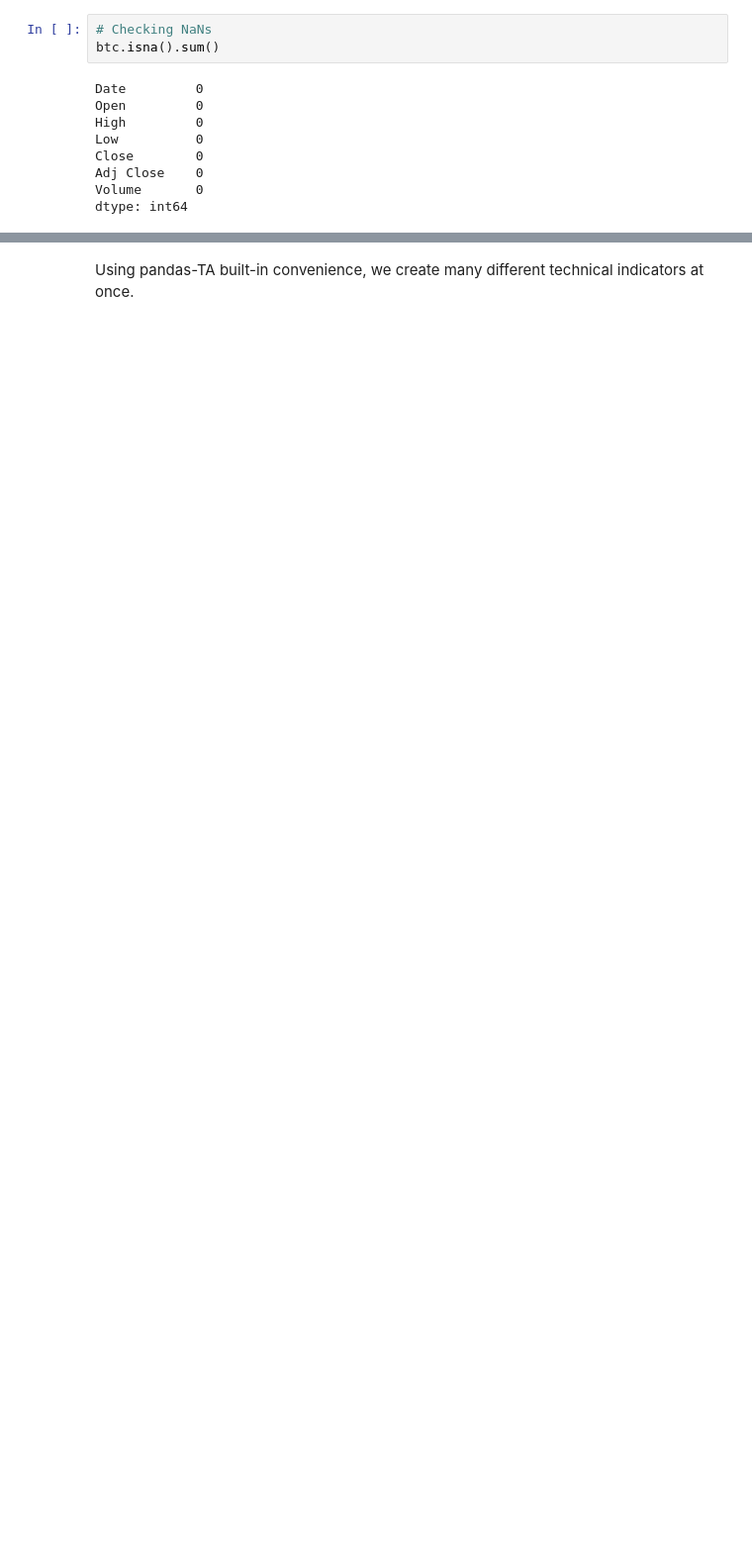
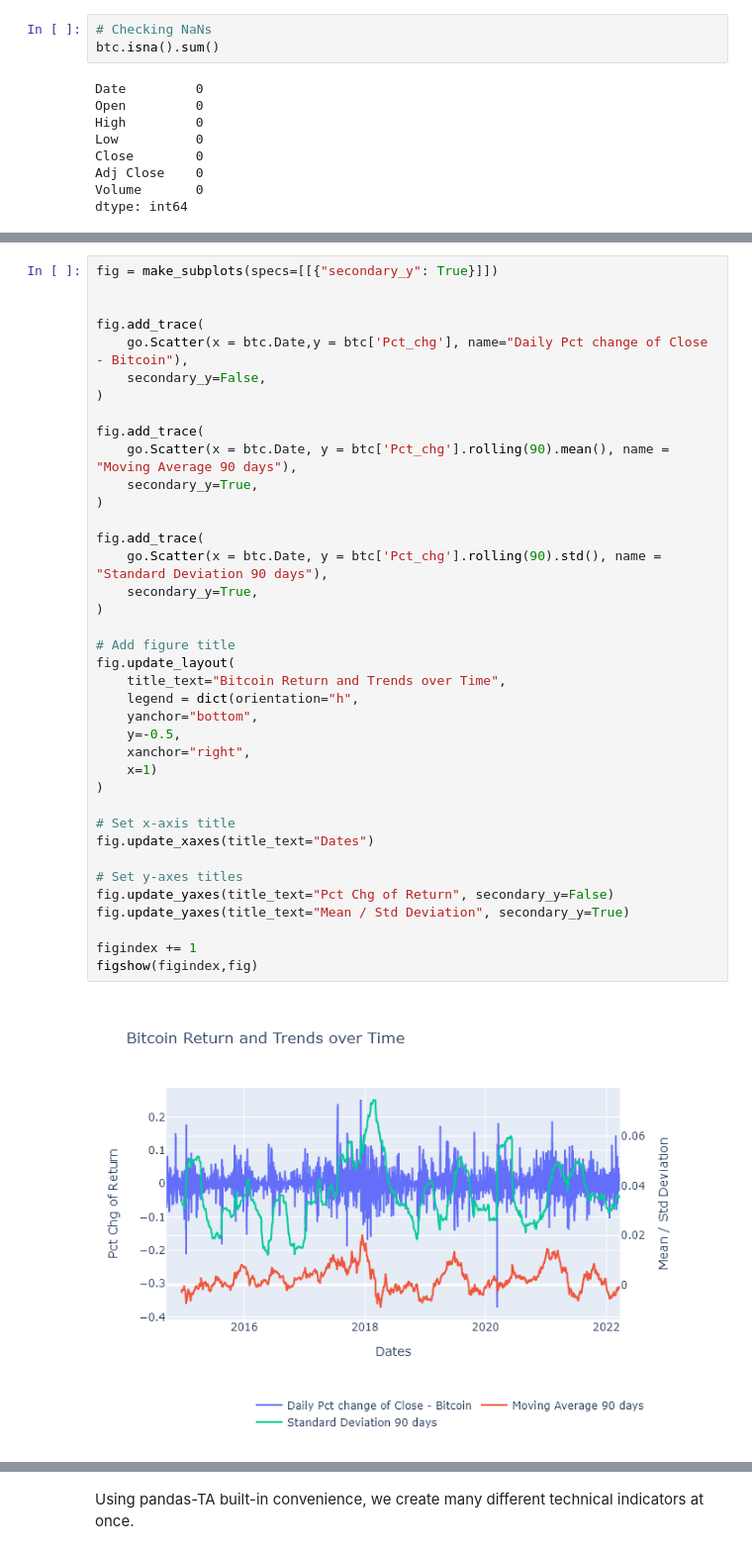
Before and after one commit to Yamamuen/CQF_final_project, a Jupyter notebook: processing_EDA.ipynb, the cells around one changed output, grey strips where cells are left out. Shown at 99% size. Cells and saved outputs as stored; diff of their text form; blank space fills up the shorter version.

```diff
--- a/processing_EDA.ipynb
+++ b/processing_EDA.ipynb
@@ -216,0 +170,40 @@ Per the OLS regression line, the returns seem to be correlated. The correlation
+# %%
+fig = make_subplots(specs=[[{"secondary_y": True}]])
+
+
+fig.add_trace(
+    go.Scatter(x = btc.Date,y = btc['Pct_chg'], name="Daily Pct change of Close - Bitcoin"),
+    secondary_y=False,
+)
+
+fig.add_trace(
+    go.Scatter(x = btc.Date, y = btc['Pct_chg'].rolling(90).mean(), name = "Moving Average 90 days"),
+    secondary_y=True,
+)
+
+fig.add_trace(
+    go.Scatter(x = btc.Date, y = btc['Pct_chg'].rolling(90).std(), name = "Standard Deviation 90 days"),
+    secondary_y=True,
+)
+
+# Add figure title
+fig.update_layout(
+    title_text="Bitcoin Return and Trends over Time",
+    legend = dict(orientation="h",
+    yanchor="bottom",
+    y=-0.5,
+    xanchor="right",
+    x=1)
+)
+
+# Set x-axis title
+fig.update_xaxes(title_text="Dates")
+
+# Set y-axes titles
+fig.update_yaxes(title_text="Pct Chg of Return", secondary_y=False)
+fig.update_yaxes(title_text="Mean / Std Deviation", secondary_y=True)
+
+figindex += 1
+figshow(figindex,fig)
+# %% [output]
+[figure, added]
```
Also changed, not shown: parts of 71 cells of this notebook, 17 other files.
